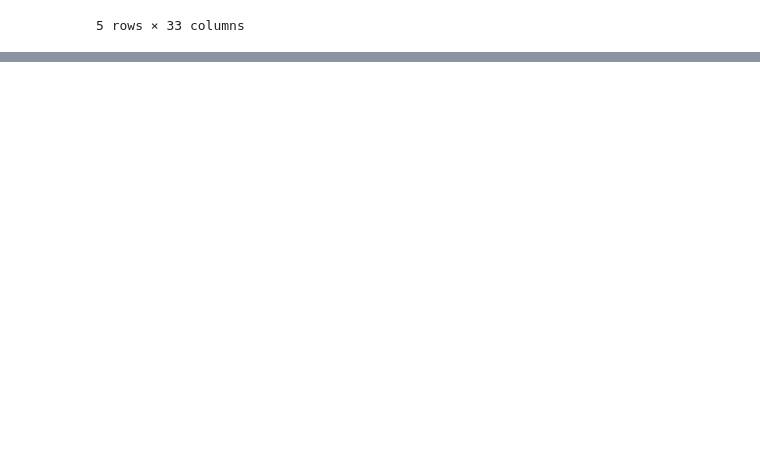
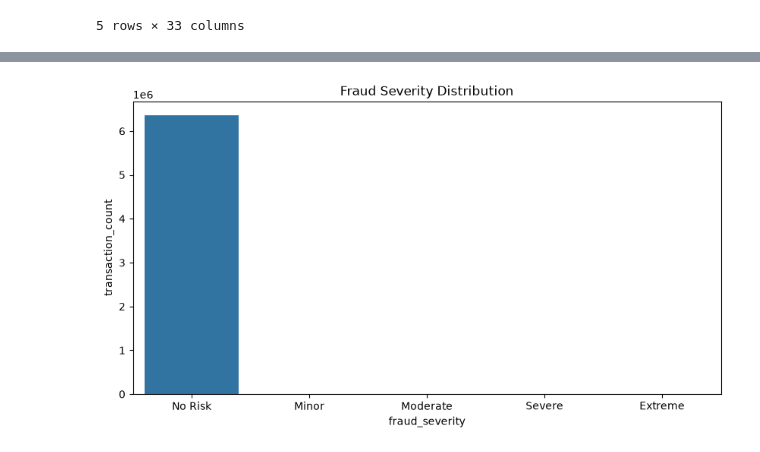
Before and after one commit to sagarmehra69/AI-Powered-Financial-Fraud-Detection-Risk-Analytics-System, a Jupyter notebook: notebooks/07_streamlit_pipeline.ipynb, the cells around one changed output, grey strips where cells are left out. Cells and saved outputs as stored; diff of their text form; code cells hidden in the pictures; blank space fills up the shorter version.

```diff
--- a/notebooks/07_streamlit_pipeline.ipynb
+++ b/notebooks/07_streamlit_pipeline.ipynb
@@ -42,0 +172,6 @@ sklearn.ensemble._forest.RandomForestClassifier
+# %%
+severity_summary = pd.read_csv(
+    "../data/processed/severity_summary.csv"
+)
+
+severity_summary
@@ -42,0 +185,14 @@ sklearn.ensemble._forest.RandomForestClassifier
+# %%
+plt.figure(figsize=(10,5))
+
+sns.barplot(
+    data=severity_summary,
+    x="fraud_severity",
+    y="transaction_count"
+)
+
+plt.title("Fraud Severity Distribution")
+
+plt.show()
+# %% [output]
+[figure, added]
```
Also changed, not shown: parts of 19 cells of this notebook.
